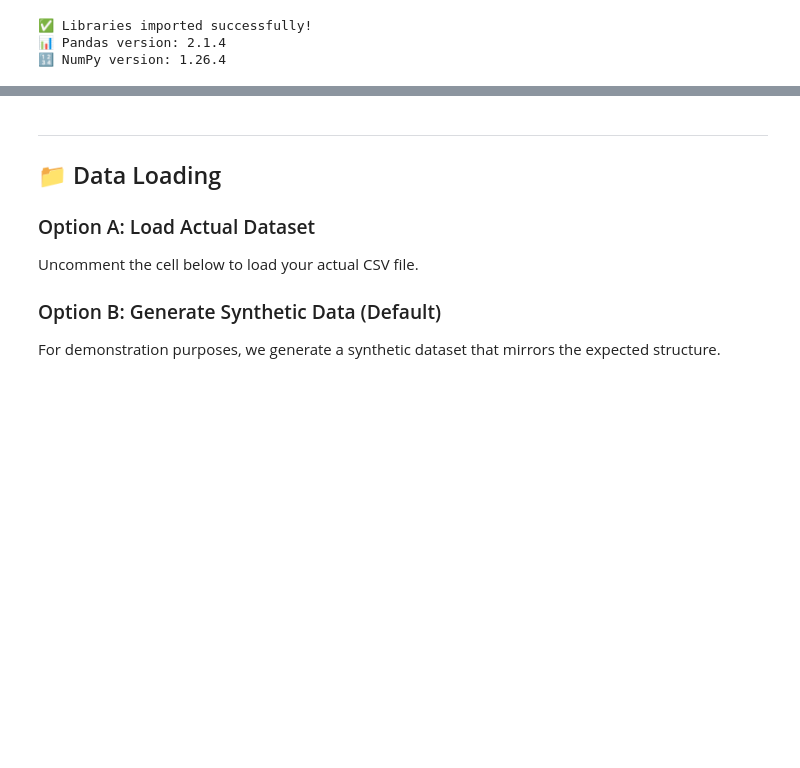
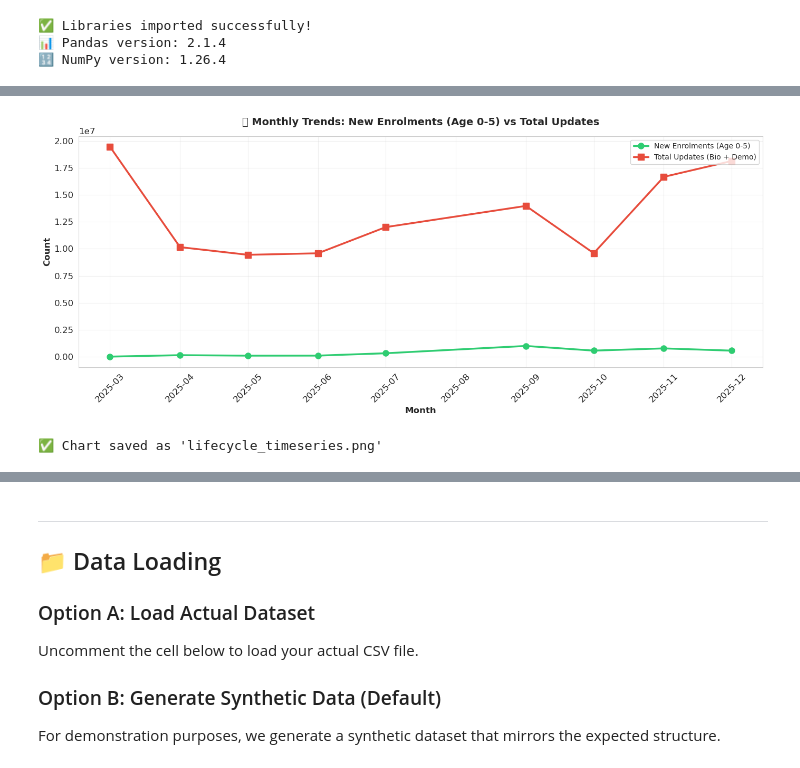
Before and after one commit to csy20/UIDAI, a Jupyter notebook: UIDAI_Aadhaar_Hackathon_2026.ipynb, the cells around one changed output, grey strips where cells are left out. Saved outputs shown, nothing was run; the diff lists cells and outputs as text; code cells hidden in the pictures; blank space fills up the shorter version.

```diff
--- a/UIDAI_Aadhaar_Hackathon_2026.ipynb
+++ b/UIDAI_Aadhaar_Hackathon_2026.ipynb
@@ -56,0 +252,49 @@ print(f"🔢 NumPy version: {np.__version__}")
+# %%
+# ============================================================
+# TIME-SERIES VISUALIZATION: ENROLMENTS VS UPDATES
+# ============================================================
+
+# Aggregate enrolments (age 0-5) by month
+df_enrolment['month'] = df_enrolment['date'].dt.to_period('M')
+monthly_enrol = df_enrolment.groupby('month')['age_0_5'].sum()
+
+# Aggregate biometric updates by month
+df_biometric['month'] = df_biometric['date'].dt.to_period('M')
+monthly_bio = df_biometric.groupby('month')[['bio_age_5_17', 'bio_age_17_']].sum().sum(axis=1)
+
+# Aggregate demographic updates by month
+df_demographic['month'] = df_demographic['date'].dt.to_period('M')
+monthly_demo = df_demographic.groupby('month')[['demo_age_5_17', 'demo_age_17_']].sum().sum(axis=1)
+
+# Total updates
+monthly_updates = monthly_bio.add(monthly_demo, fill_value=0)
+
+# Create the plot
+fig, ax = plt.subplots(figsize=(14, 6))
+
+# Convert periods to datetime for better plotting
+x_enrol = monthly_enrol.index.to_timestamp()
+x_updates = monthly_updates.index.to_timestamp()
+
+ax.plot(x_enrol, monthly_enrol.values, marker='o', linewidth=2.5,
+        color='#2ecc71', label='New Enrolments (Age 0-5)', markersize=8)
+ax.plot(x_updates, monthly_updates.values, marker='s', linewidth=2.5,
+        color='#e74c3c', label='Total Updates (Bio + Demo)', markersize=8)
+
+ax.set_xlabel('Month', fontsize=12, fontweight='bold')
+ax.set_ylabel('Count', fontsize=12, fontweight='bold')
+ax.set_title('📈 Monthly Trends: New Enrolments (Age 0-5) vs Total Updates',
+             fontsize=14, fontweight='bold', pad=15)
+ax.legend(loc='upper right', fontsize=10)
+ax.grid(True, alpha=0.3)
+
+# Format x-axis
+plt.xticks(rotation=45)
+plt.tight_layout()
+
+plt.savefig('lifecycle_timeseries.png', dpi=300, bbox_inches='tight', facecolor='white')
+plt.show()
+print("\n✅ Chart saved as 'lifecycle_timeseries.png'")
+# %% [output]
+[figure, added]
+✅ Chart saved as 'lifecycle_timeseries.png'
```
Also changed, not shown: parts of 7 cells of this notebook, 14 other files.
